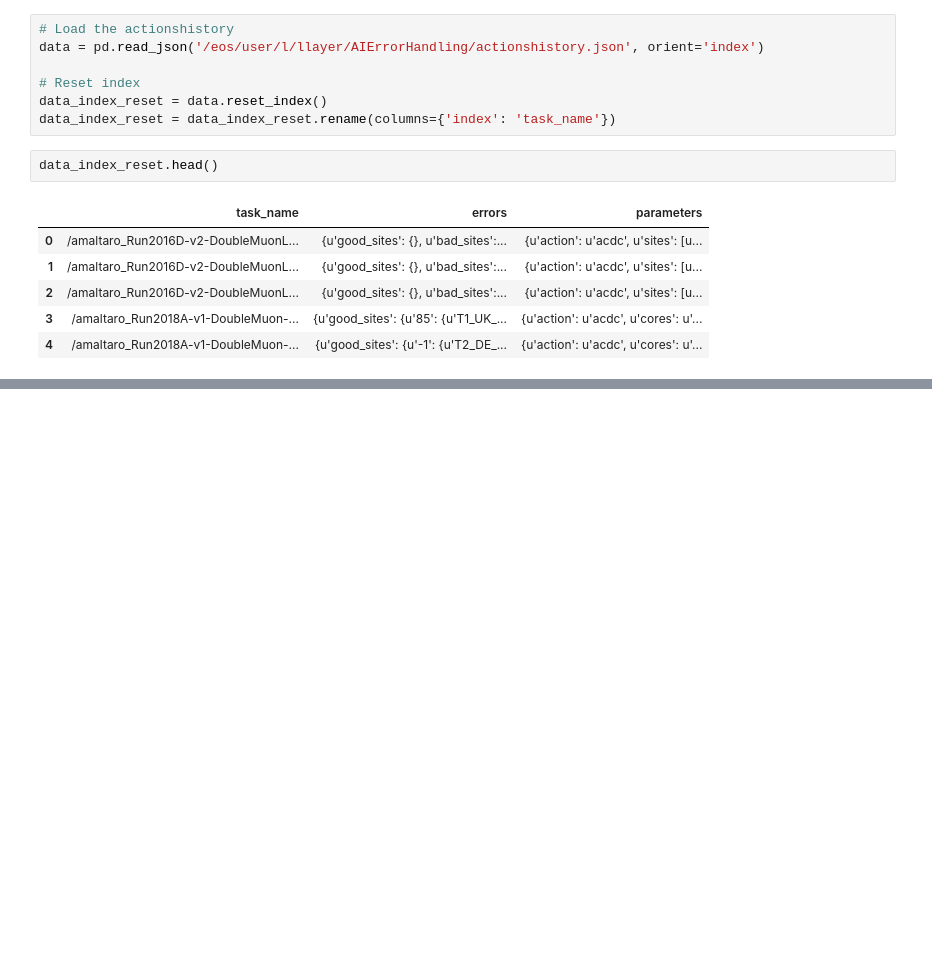
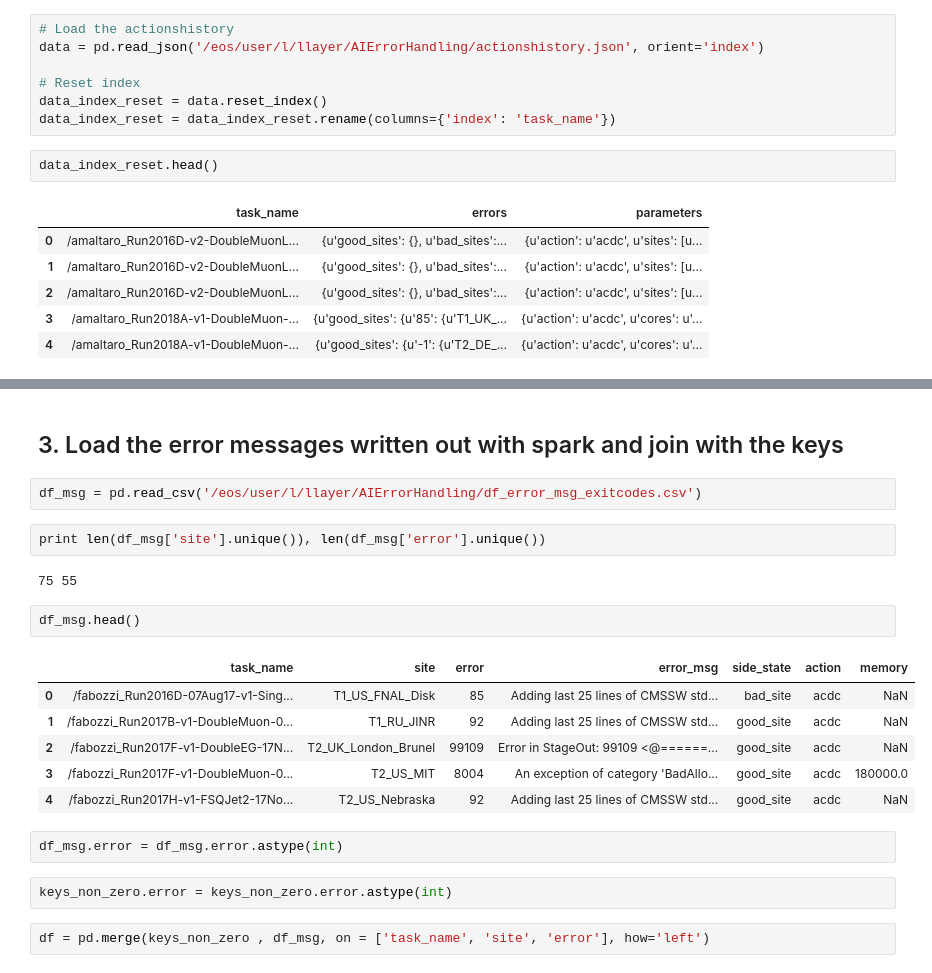
Before and after one commit to llayer/AIErrorLogAnalysis, a Jupyter notebook: spark/create_actionshistory_keys.ipynb, the cells around one changed output, grey strips where cells are left out. Cells and saved outputs as stored; diff of their text form; blank space fills up the shorter version.

```diff
--- a/spark/create_actionshistory_keys.ipynb
+++ b/spark/create_actionshistory_keys.ipynb
@@ -73,0 +147,23 @@ print len(keys)
+# %% [markdown]
+## 3. Load the error messages written out with spark and join with the keys
+# %%
+df_msg = pd.read_csv('/eos/user/l/llayer/AIErrorHandling/df_error_msg_exitcodes.csv')
+# %%
+print len(df_msg['site'].unique()), len(df_msg['error'].unique())
+# %% [output]
+75 55
+# %%
+df_msg.head()
+# %% [output]
+|  | task_name | site | error | error_msg | side_state | action | memory |
+| 0 | /fabozzi_Run2016D-07Aug17-v1-Sing... | T1_US_FNAL_Disk | 85 | Adding last 25 lines of CMSSW std... | bad_site | acdc | NaN |
+| 1 | /fabozzi_Run2017B-v1-DoubleMuon-0... | T1_RU_JINR | 92 | Adding last 25 lines of CMSSW std... | good_site | acdc | NaN |
+| 2 | /fabozzi_Run2017F-v1-DoubleEG-17N... | T2_UK_London_Brunel | 99109 | Error in StageOut: 99109 <@======... | good_site | acdc | NaN |
+| 3 | /fabozzi_Run2017F-v1-DoubleMuon-0... | T2_US_MIT | 8004 | An exception of category 'BadAllo... | good_site | acdc | 180000.0 |
+| 4 | /fabozzi_Run2017H-v1-FSQJet2-17No... | T2_US_Nebraska | 92 | Adding last 25 lines of CMSSW std... | good_site | acdc | NaN |
+# %%
+df_msg.error = df_msg.error.astype(int)
+# %%
+keys_non_zero.error = keys_non_zero.error.astype(int)
+# %%
+df = pd.merge(keys_non_zero , df_msg, on = ['task_name', 'site', 'error'], how='left')
```
Also changed, not shown: parts of 24 cells of this notebook, 1 other file.
